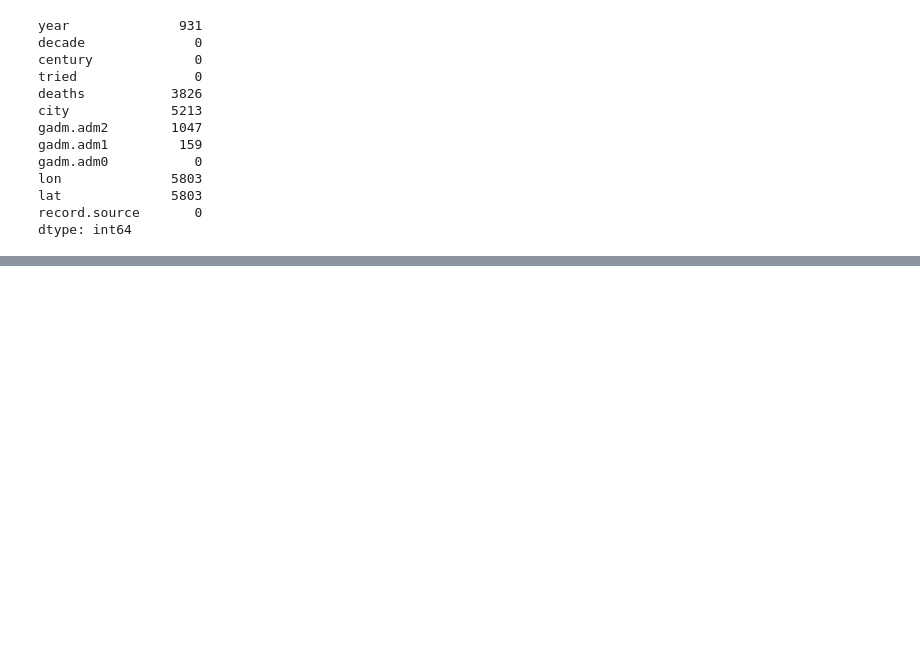
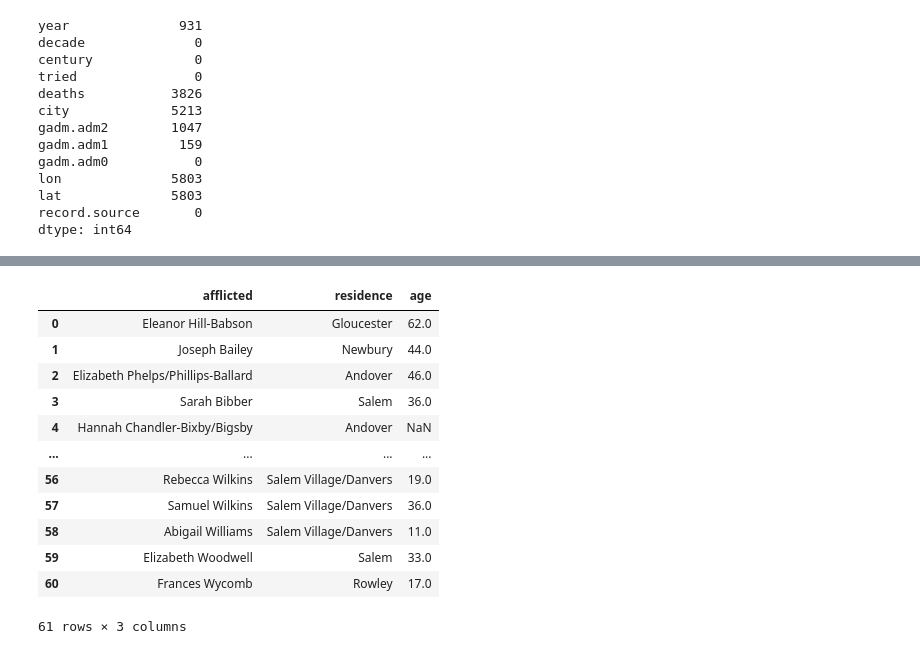
Before and after one commit to lmoraromero/promoG-modulo4-sprint1-pairprogramming-SAIRA-LAURAM, a Jupyter notebook: prueba.ipynb, the cells around one changed output, grey strips where cells are left out. Cells and saved outputs as stored; diff of their text form; code cells hidden in the pictures; blank space fills up the shorter version.

```diff
--- a/prueba.ipynb
+++ b/prueba.ipynb
@@ -555,0 +660,13 @@ dtype: int64
+# %%
+def process_entry(entry):
+    # Separar nombre, edad y residencia
+    name_match = re.match(r"(.+), age", entry) #captura cualquier cadena de caracteres (el nombre) antes de la coma seguida de la palabra "age"
+    name = name_match.group(1).strip() if name_match else None
+
+    age_match = re.search(r"age(?: about)? (\d+)", entry)
+    age = int(age_match.group(1)) if age_match else None
+
+    residence_match = re.search(r"living in (.+)", entry)
+    residence = residence_match.group(1).strip() if residence_match else None
+
+    return {'afflicted': name, 'residence': residence, 'age': age}
@@ -555,0 +689,17 @@ dtype: int64
+# %%
+acusadores = pd.DataFrame(datos_procesados)
+acusadores
+# %% [output]
+|  | afflicted | residence | age |
+| 0 | Eleanor Hill-Babson | Gloucester | 62.0 |
+| 1 | Joseph Bailey | Newbury | 44.0 |
+| 2 | Elizabeth Phelps/Phillips-Ballard | Andover | 46.0 |
+| 3 | Sarah Bibber | Salem | 36.0 |
+| 4 | Hannah Chandler-Bixby/Bigsby | Andover | NaN |
+| ... | ... | ... | ... |
+| 56 | Rebecca Wilkins | Salem Village/Danvers | 19.0 |
+| 57 | Samuel Wilkins | Salem Village/Danvers | 36.0 |
+| 58 | Abigail Williams | Salem Village/Danvers | 11.0 |
+| 59 | Elizabeth Woodwell | Salem | 33.0 |
+| 60 | Frances Wycomb | Rowley | 17.0 |
+61 rows × 3 columns
```
Also changed, not shown: parts of 11 cells of this notebook.
